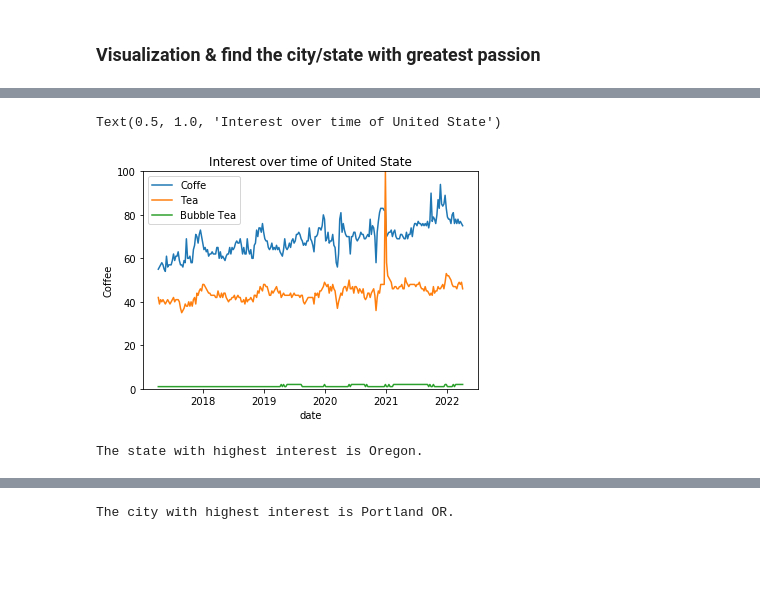
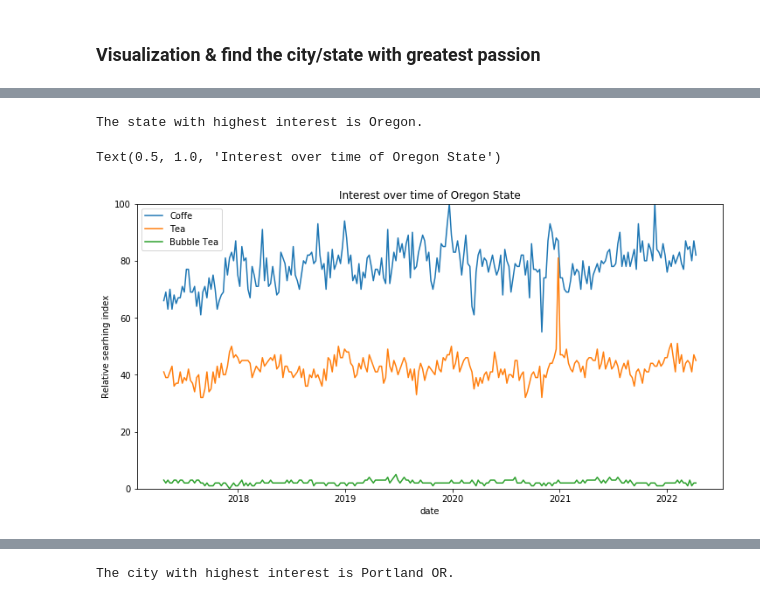
Before and after one commit to kaiwenh4/Stat170-Project, a Jupyter notebook: google_trend/Google_trend.ipynb, the cells around one changed output, grey strips where cells are left out. Cells and saved outputs as stored; diff of their text form; code cells hidden in the pictures; blank space fills up the shorter version.

```diff
--- a/google_trend/Google_trend.ipynb
+++ b/google_trend/Google_trend.ipynb
@@ -30,37 +51,39 @@ pytrends = TrendReq(hl='en-US', tz = 360)
+# %%
+kw_list = ['Coffee','Tea','bubble tea'] # maximum 5 words
+topl = []
+# find the top states
+for i in range(len(kw_list)):
+    pytrends.build_payload([kw_list[i]], cat=0, timeframe='today 5-y', geo='US', gprop='')
+    InterestByRegion = pytrends.interest_by_region(resolution='REGION', inc_low_vol=True, inc_geo_code=False)
+    InterestByRegion = InterestByRegion.reset_index()
+    InterestByRegion = InterestByRegion.sort_values(by=[kw_list[i]],ascending = False)
+    topl.append([item for item in InterestByRegion.iloc[:5,:1]['geoName']])
+    #print(topl[i])
+
+intersec = list(set(topl[0]) & set(topl[1]) & set(topl[2]))
+rankdic = {}
+for item in intersec:
+    for i in range(len(topl)):
+        if item not in rankdic:
+            rankdic[item] = 0
+        rankdic[item] += topl[i].index(item)
+rankdic = dict(sorted(rankdic.items(), key=lambda item: item[1]))
+print(f'The state with highest interest is {list(rankdic.keys())[0]}.')
+# %% [output]
+The state with highest interest is Oregon.
 # %%
-# interest over time of United States.
-pytrends.build_payload(kw_list, cat=0, timeframe='today 5-y', geo='US', gprop='')
+# interest over time of Oregon state.
+fig, ax = plt.subplots(figsize=(12, 6))
+pytrends.build_payload(kw_list, cat=0, timeframe='today 5-y', geo='US-OR', gprop='')
 result = pytrends.interest_over_time()
 # visualize trends
 sns.lineplot(x=result.index, y=result["Coffee"])
 sns.lineplot(x=result.index, y=result["Tea"])
 sns.lineplot(x=result.index, y=result["bubble tea"])
 ax.set(ylabel='Relative searhing index')
 plt.legend(labels=["Coffe","Tea","Bubble Tea"])
 plt.ylim(0, 100)
-plt.title('Interest over time of United State')
+plt.title('Interest over time of Oregon State')
 # %% [output]
-Text(0.5, 1.0, 'Interest over time of United State')
+Text(0.5, 1.0, 'Interest over time of Oregon State')
-[figure, old version]
+[figure, new version]
-# %%
-kw_list = ['Coffee','Tea','bubble tea'] # maximum 5 words
-topl = []
-# find the top states
-for i in range(len(kw_list)):
-    pytrends.build_payload([kw_list[i]], cat=0, timeframe='today 5-y', geo='US', gprop='')
-    InterestByRegion = pytrends.interest_by_region(resolution='REGION', inc_low_vol=True, inc_geo_code=False)
-    InterestByRegion = InterestByRegion.reset_index()
-    InterestByRegion = InterestByRegion.sort_values(by=[kw_list[i]],ascending = False)
-    topl.append([item for item in InterestByRegion.iloc[:5,:1]['geoName']])
-    #print(topl[i])
-intersec = list(set(topl[0]) & set(topl[1]) & set(topl[2]))
-rankdic = {}
-for item in intersec:
-    for i in range(len(topl)):
-        if item not in rankdic:
-            rankdic[item] = 0
-        rankdic[item] += topl[i].index(item)
-rankdic = dict(sorted(rankdic.items(), key=lambda item: item[1]))
-print(f'The state with highest interest is {list(rankdic.keys())[0]}.')
-# %% [output]
-The state with highest interest is Oregon.
```
Also changed, not shown: parts of 9 cells of this notebook, 3 other files.
